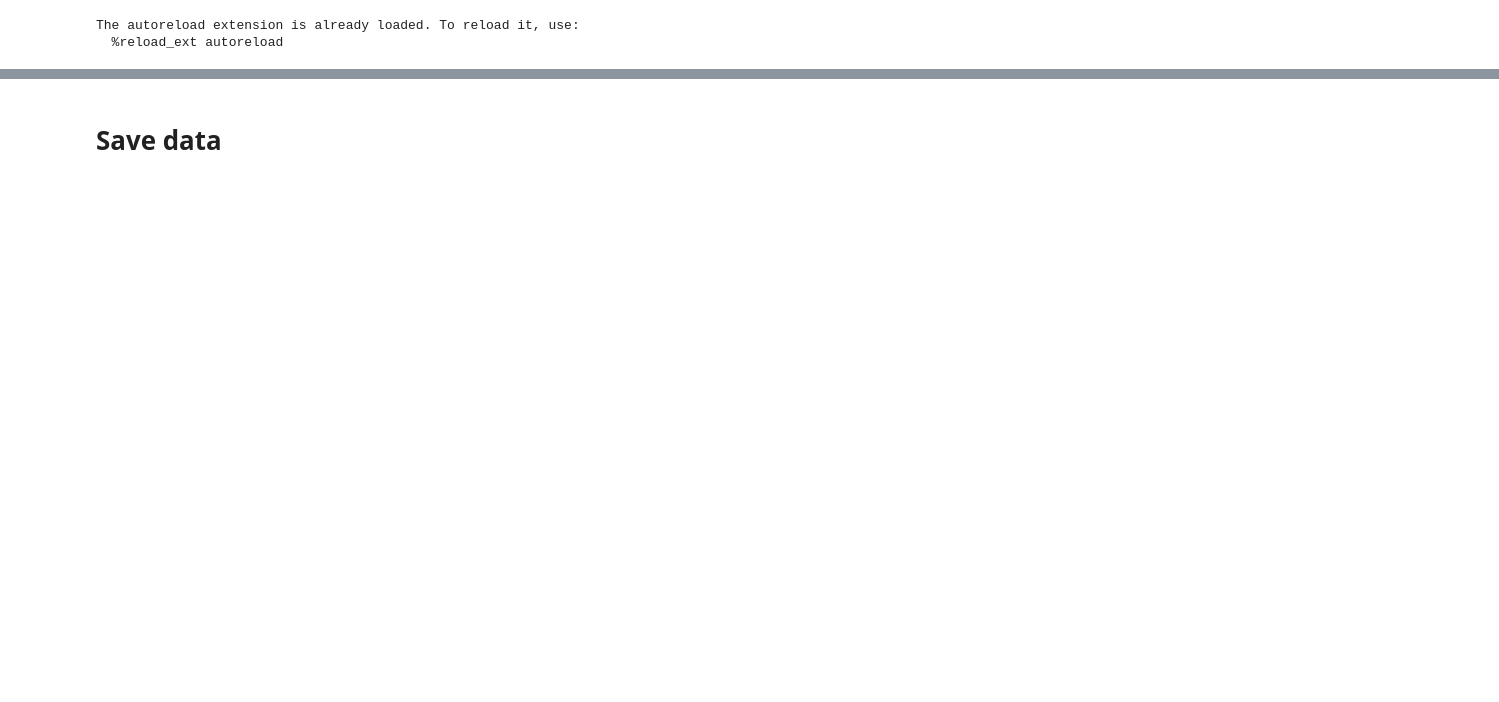
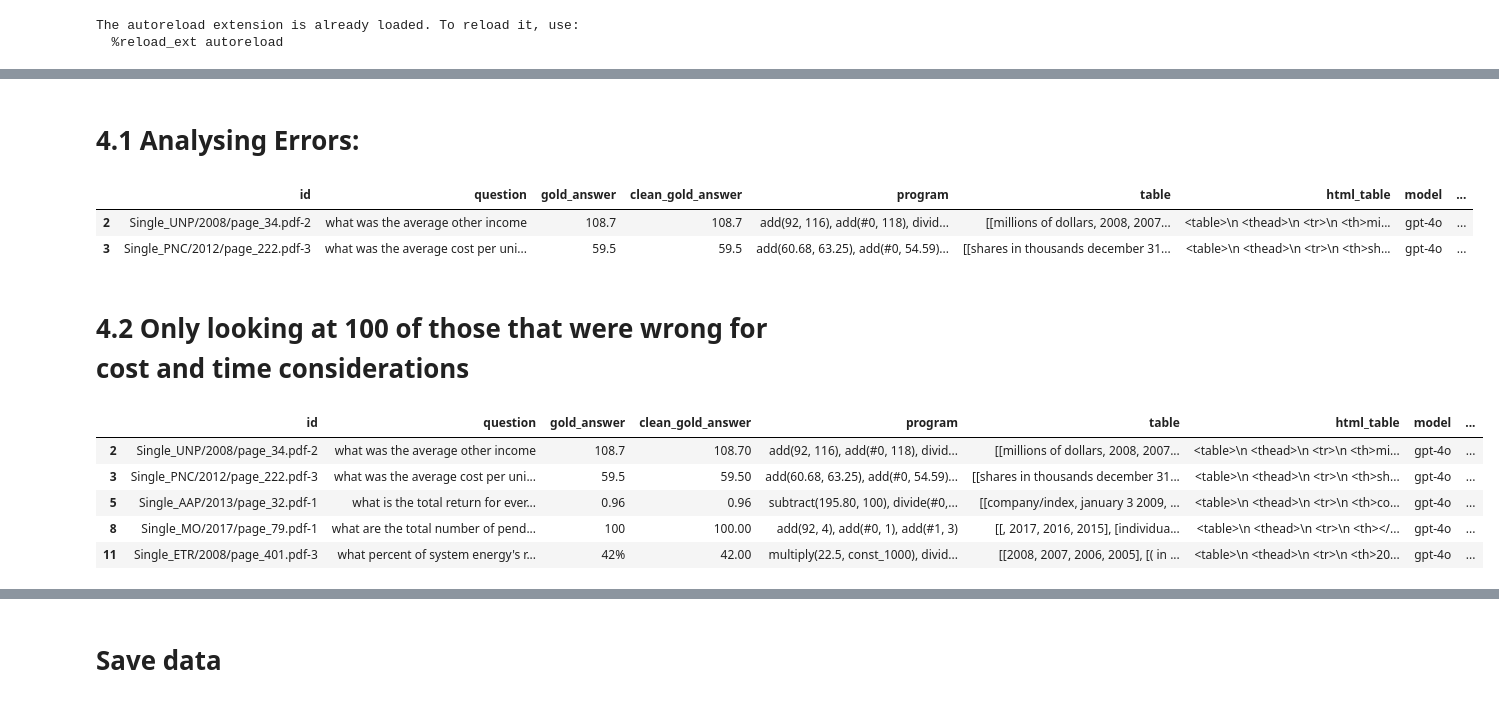
Before and after one commit to Kesh1955/LLM_Project, a Jupyter notebook: project/project/02_Program_Eval.ipynb, the cells around one changed output, grey strips where cells are left out. Drawn from its saved outputs; the diff is of its cells as text; code cells hidden in the pictures; blank space fills up the shorter version.

```diff
--- a/project/project/02_Program_Eval.ipynb
+++ b/project/project/02_Program_Eval.ipynb
@@ -199,0 +220,11 @@ ImportError: cannot import name 'V1_PROGRAM_EVALUATION_PROMPT' from 'src.program
+# %% [markdown]
+# 4.1 Analysing Errors:
+# %%
+# Lets only look at false
+train_df_false_only = train_df[train_df["program_equivalence"] == 0]
+len(train_df_false_only)
+train_df_false_only.head(2)
+# %% [output]
+|  | id | question | gold_answer | clean_gold_answer | program | table | html_table | model | ... |
+| 2 | Single_UNP/2008/page_34.pdf-2 | what was the average other income | 108.7 | 108.7 | add(92, 116), add(#0, 118), divid... | [[millions of dollars, 2008, 2007... | <table>\n <thead>\n <tr>\n <th>mi... | gpt-4o | ... |
+| 3 | Single_PNC/2012/page_222.pdf-3 | what was the average cost per uni... | 59.5 | 59.5 | add(60.68, 63.25), add(#0, 54.59)... | [[shares in thousands december 31... | <table>\n <thead>\n <tr>\n <th>sh... | gpt-4o | ... |
@@ -199,0 +233,23 @@ ImportError: cannot import name 'V1_PROGRAM_EVALUATION_PROMPT' from 'src.program
+# %% [markdown]
+# 4.2 Only looking at 100 of those that were wrong for cost and time considerations
+# %%
+from src.LLM_as_judge.program import V1_EXPLANATION_PROGRAM_PROMPT
+
+llm_exp_train_df = add_llm_explanation_column(
+    df=train_df_false_only[:100],
+    system_prompts_dict=V1_EXPLANATION_PROGRAM_PROMPT ,
+    model_name=gpt_4o,
+    gold_col="program",
+    pred_col="model_program_prediction",
+    new_col_name="program_reasoning",
+    table = "html_table"
+)
+
+llm_exp_train_df.head(5)
+# %% [output]
+|  | id | question | gold_answer | clean_gold_answer | program | table | html_table | model | ... |
+| 2 | Single_UNP/2008/page_34.pdf-2 | what was the average other income | 108.7 | 108.70 | add(92, 116), add(#0, 118), divid... | [[millions of dollars, 2008, 2007... | <table>\n <thead>\n <tr>\n <th>mi... | gpt-4o | ... |
+| 3 | Single_PNC/2012/page_222.pdf-3 | what was the average cost per uni... | 59.5 | 59.50 | add(60.68, 63.25), add(#0, 54.59)... | [[shares in thousands december 31... | <table>\n <thead>\n <tr>\n <th>sh... | gpt-4o | ... |
+| 5 | Single_AAP/2013/page_32.pdf-1 | what is the total return for ever... | 0.96 | 0.96 | subtract(195.80, 100), divide(#0,... | [[company/index, january 3 2009, ... | <table>\n <thead>\n <tr>\n <th>co... | gpt-4o | ... |
+| 8 | Single_MO/2017/page_79.pdf-1 | what are the total number of pend... | 100 | 100.00 | add(92, 4), add(#0, 1), add(#1, 3) | [[, 2017, 2016, 2015], [individua... | <table>\n <thead>\n <tr>\n <th></... | gpt-4o | ... |
+| 11 | Single_ETR/2008/page_401.pdf-3 | what percent of system energy's r... | 42% | 42.00 | multiply(22.5, const_1000), divid... | [[2008, 2007, 2006, 2005], [( in ... | <table>\n <thead>\n <tr>\n <th>20... | gpt-4o | ... |
```
Also changed, not shown: parts of 40 cells of this notebook, 3 other files.
